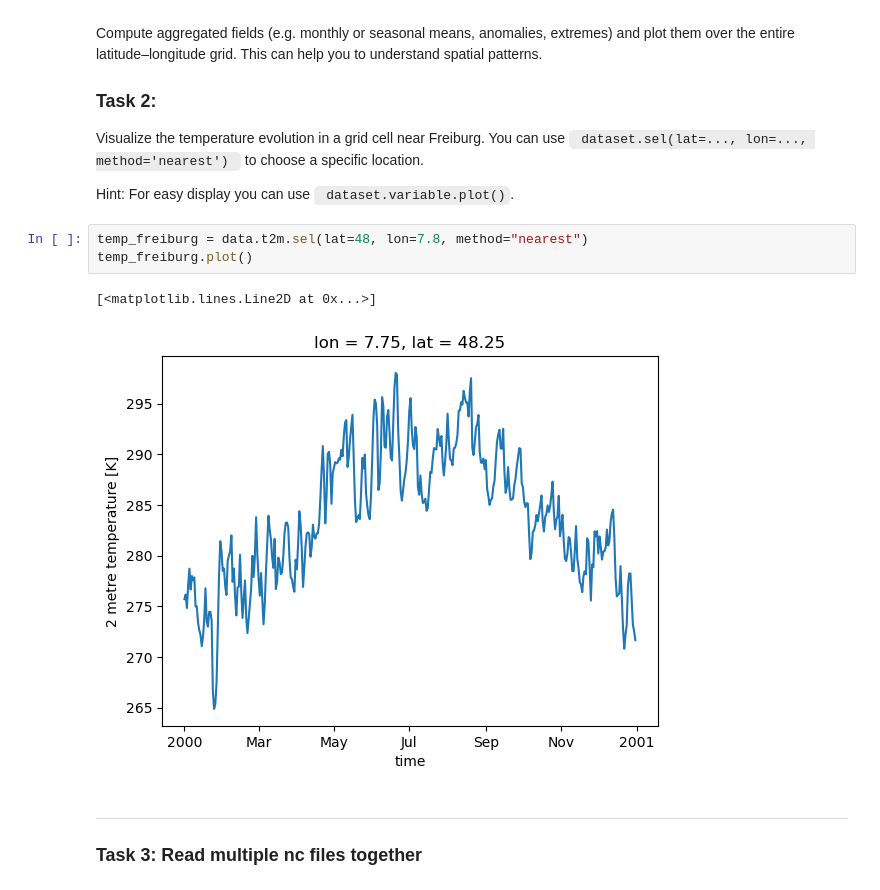
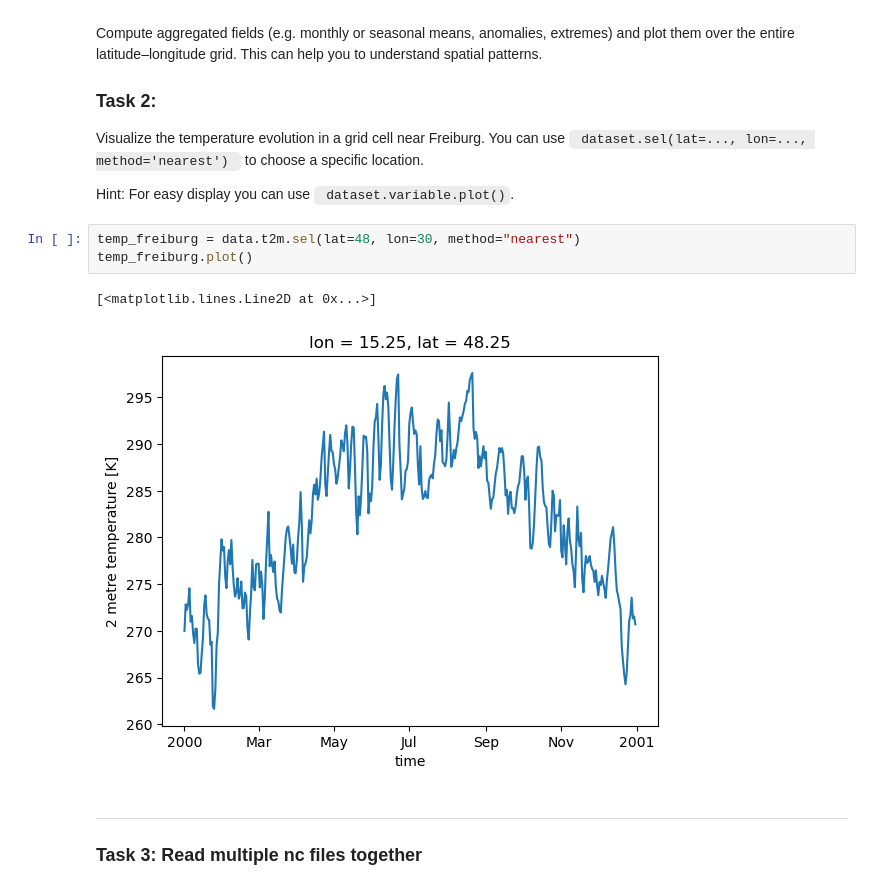
Before and after one commit to piaecoclim/applied_landsurface_modeling, a Jupyter notebook: NetCDFTutorial/netCDF_Tutorial_Students.ipynb, the cells around one changed output. Drawn from its saved outputs; the diff is of its cells as text.

```diff
--- a/NetCDFTutorial/netCDF_Tutorial_Students.ipynb
+++ b/NetCDFTutorial/netCDF_Tutorial_Students.ipynb
@@ -102,11 +239,11 @@ Visualize the temperature evolution in a grid cell near Freiburg. You can use <c
 
 Hint: For easy display you can use <code> dataset.variable.plot()</code>.
 # %%
-temp_freiburg = data.t2m.sel(lat=48, lon=7.8, method="nearest")
+temp_freiburg = data.t2m.sel(lat=48, lon=30, method="nearest")
 temp_freiburg.plot()
 # %% [output]
 [<matplotlib.lines.Line2D at 0x...>]
-[figure, old version]
+[figure, new version]
 # %% [markdown]
 ---
 
```
Also changed, not shown: parts of 11 cells of this notebook.
